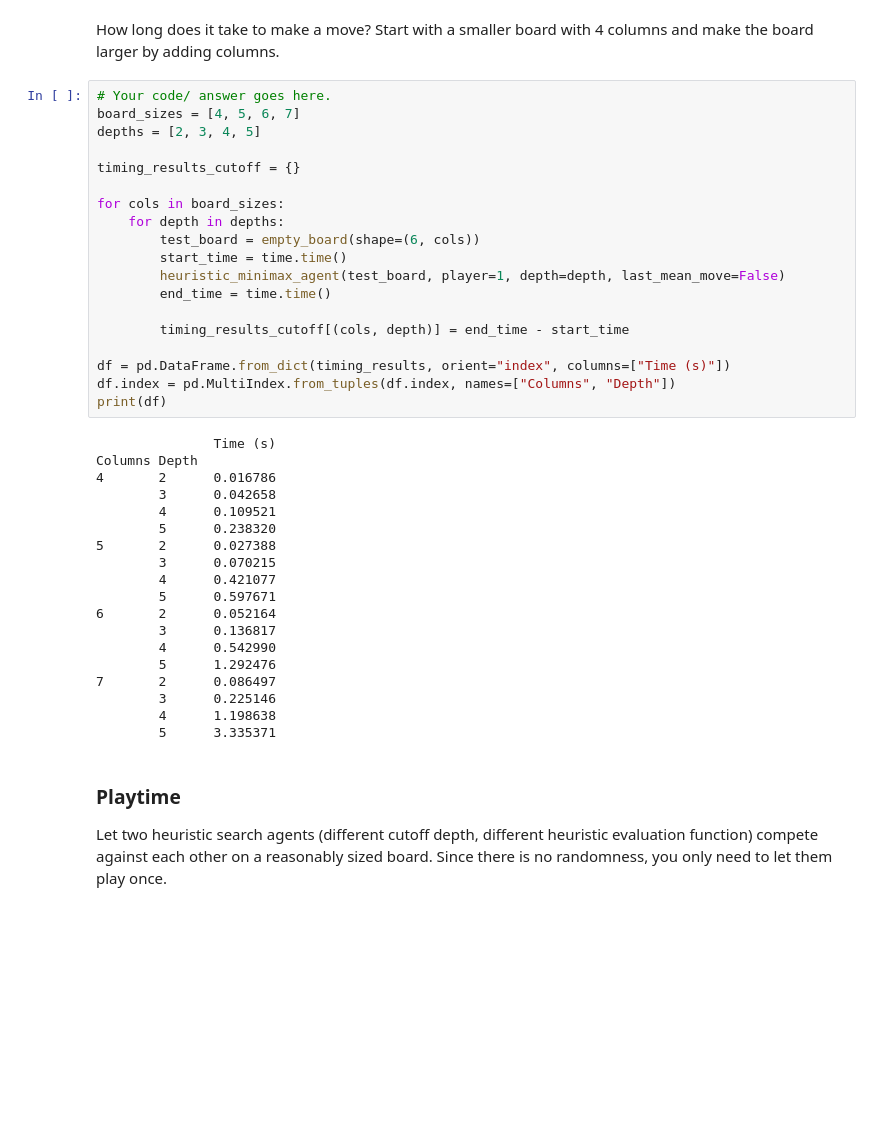
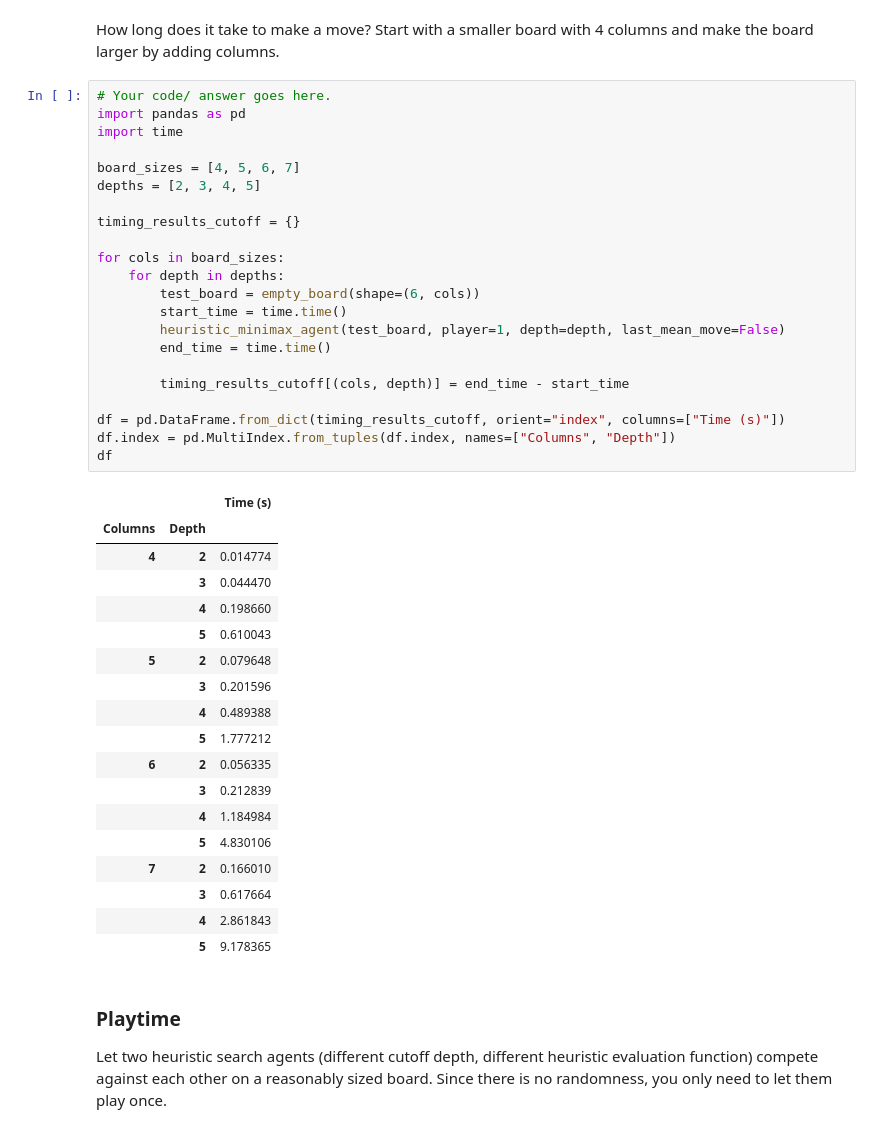
Before and after one commit to codlam26/CSE-352-HW, a Jupyter notebook: Games/assignment_mean_connect4.ipynb, the cells around one changed output. Cells and saved outputs as stored; diff of their text form; blank space fills up the shorter version.

```diff
--- a/Games/assignment_mean_connect4.ipynb
+++ b/Games/assignment_mean_connect4.ipynb
@@ -761,42 +867,45 @@ Best Move: ('D', 2)
 How long does it take to make a move? Start with a smaller board with 4 columns and make the board larger by adding columns.
 # %%
 # Your code/ answer goes here.
+import pandas as pd
+import time
+
 board_sizes = [4, 5, 6, 7]
 depths = [2, 3, 4, 5]
 
 timing_results_cutoff = {}
 
 for cols in board_sizes:
     for depth in depths:
         test_board = empty_board(shape=(6, cols))
         start_time = time.time()
         heuristic_minimax_agent(test_board, player=1, depth=depth, last_mean_move=False)
         end_time = time.time()
 
         timing_results_cutoff[(cols, depth)] = end_time - start_time
 
-df = pd.DataFrame.from_dict(timing_results, orient="index", columns=["Time (s)"])
+df = pd.DataFrame.from_dict(timing_results_cutoff, orient="index", columns=["Time (s)"])
 df.index = pd.MultiIndex.from_tuples(df.index, names=["Columns", "Depth"])
-print(df)
+df
 # %% [output]
-               Time (s)
-Columns Depth
-4       2      0.016786
-        3      0.042658
-        4      0.109521
-        5      0.238320
-5       2      0.027388
-        3      0.070215
-        4      0.421077
-        5      0.597671
-6       2      0.052164
-        3      0.136817
-        4      0.542990
-        5      1.292476
-7       2      0.086497
-        3      0.225146
-        4      1.198638
-        5      3.335371
+|  |  | Time (s) |
+| Columns | Depth |  |
+| 4 | 2 | 0.014774 |
+|  | 3 | 0.044470 |
+|  | 4 | 0.198660 |
+|  | 5 | 0.610043 |
+| 5 | 2 | 0.079648 |
+|  | 3 | 0.201596 |
+|  | 4 | 0.489388 |
+|  | 5 | 1.777212 |
+| 6 | 2 | 0.056335 |
+|  | 3 | 0.212839 |
+|  | 4 | 1.184984 |
+|  | 5 | 4.830106 |
+| 7 | 2 | 0.166010 |
+|  | 3 | 0.617664 |
+|  | 4 | 2.861843 |
+|  | 5 | 9.178365 |
 # %% [markdown]
 ### Playtime
 
```
Also changed, not shown: parts of 16 cells of this notebook.
